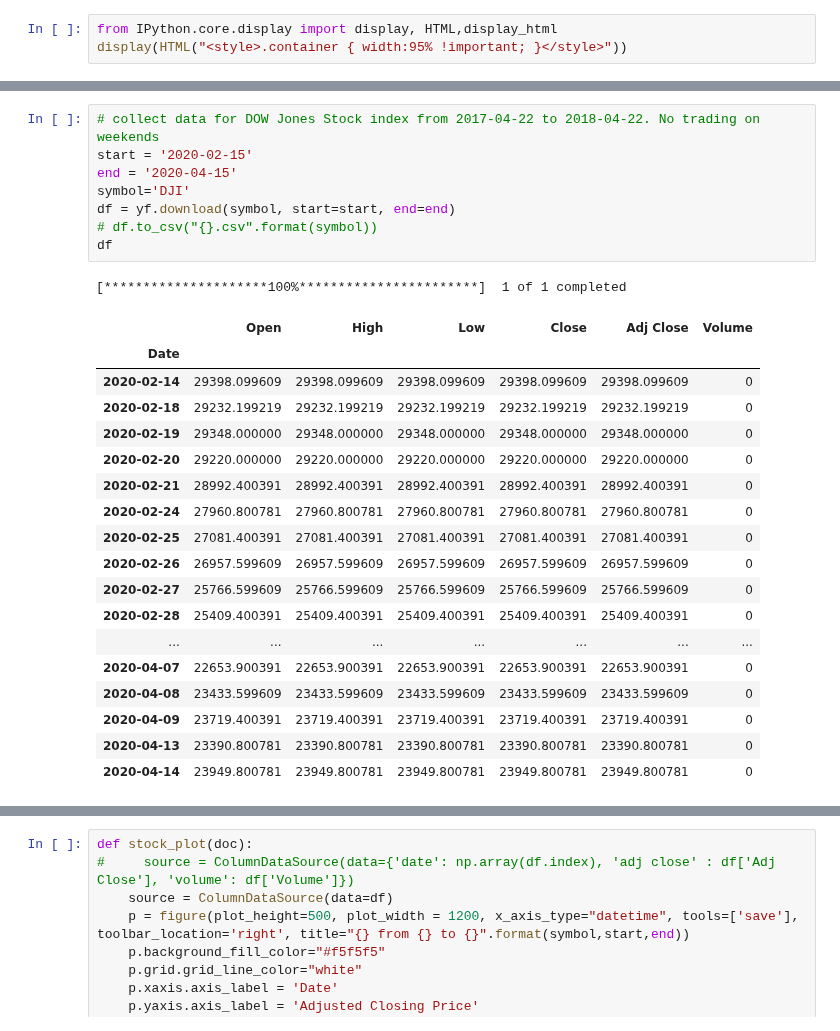
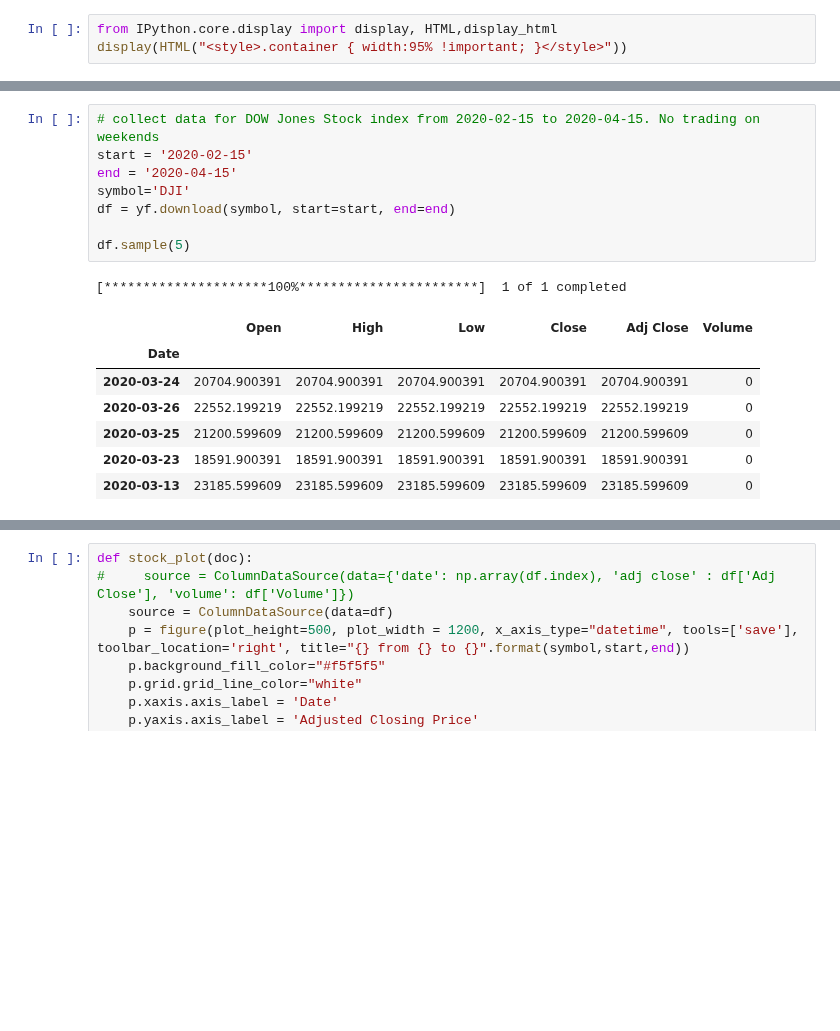
Before and after one commit to mahalakshmi-sabanayagam/COVID19_twitter_equity_analysis, a Jupyter notebook: DJI_StockAnalysis.ipynb, the cells around one changed output, grey strips where cells are left out. Drawn from its saved outputs; the diff is of its cells as text; blank space fills up the shorter version.

```diff
--- a/DJI_StockAnalysis.ipynb
+++ b/DJI_StockAnalysis.ipynb
@@ -13,28 +24,17 @@ import numpy as np
 # %%
-# collect data for DOW Jones Stock index from 2017-04-22 to 2018-04-22. No trading on weekends
+# collect data for DOW Jones Stock index from 2020-02-15 to 2020-04-15. No trading on weekends
 start = '2020-02-15'
 end = '2020-04-15'
 symbol='DJI'
 df = yf.download(symbol, start=start, end=end)
-# df.to_csv("{}.csv".format(symbol))
-df
+
+df.sample(5)
 # %% [output]
 [*********************100%***********************]  1 of 1 completed
 |  | Open | High | Low | Close | Adj Close | Volume |
 | Date |  |  |  |  |  |  |
-| 2020-02-14 | 29398.099609 | 29398.099609 | 29398.099609 | 29398.099609 | 29398.099609 | 0 |
-| 2020-02-18 | 29232.199219 | 29232.199219 | 29232.199219 | 29232.199219 | 29232.199219 | 0 |
-| 2020-02-19 | 29348.000000 | 29348.000000 | 29348.000000 | 29348.000000 | 29348.000000 | 0 |
-| 2020-02-20 | 29220.000000 | 29220.000000 | 29220.000000 | 29220.000000 | 29220.000000 | 0 |
-| 2020-02-21 | 28992.400391 | 28992.400391 | 28992.400391 | 28992.400391 | 28992.400391 | 0 |
-| 2020-02-24 | 27960.800781 | 27960.800781 | 27960.800781 | 27960.800781 | 27960.800781 | 0 |
-| 2020-02-25 | 27081.400391 | 27081.400391 | 27081.400391 | 27081.400391 | 27081.400391 | 0 |
-| 2020-02-26 | 26957.599609 | 26957.599609 | 26957.599609 | 26957.599609 | 26957.599609 | 0 |
-| 2020-02-27 | 25766.599609 | 25766.599609 | 25766.599609 | 25766.599609 | 25766.599609 | 0 |
-| 2020-02-28 | 25409.400391 | 25409.400391 | 25409.400391 | 25409.400391 | 25409.400391 | 0 |
-| ... | ... | ... | ... | ... | ... | ... |
-| 2020-04-07 | 22653.900391 | 22653.900391 | 22653.900391 | 22653.900391 | 22653.900391 | 0 |
-| 2020-04-08 | 23433.599609 | 23433.599609 | 23433.599609 | 23433.599609 | 23433.599609 | 0 |
-| 2020-04-09 | 23719.400391 | 23719.400391 | 23719.400391 | 23719.400391 | 23719.400391 | 0 |
-| 2020-04-13 | 23390.800781 | 23390.800781 | 23390.800781 | 23390.800781 | 23390.800781 | 0 |
-| 2020-04-14 | 23949.800781 | 23949.800781 | 23949.800781 | 23949.800781 | 23949.800781 | 0 |
+| 2020-03-24 | 20704.900391 | 20704.900391 | 20704.900391 | 20704.900391 | 20704.900391 | 0 |
+| 2020-03-26 | 22552.199219 | 22552.199219 | 22552.199219 | 22552.199219 | 22552.199219 | 0 |
+| 2020-03-25 | 21200.599609 | 21200.599609 | 21200.599609 | 21200.599609 | 21200.599609 | 0 |
+| 2020-03-23 | 18591.900391 | 18591.900391 | 18591.900391 | 18591.900391 | 18591.900391 | 0 |
+| 2020-03-13 | 23185.599609 | 23185.599609 | 23185.599609 | 23185.599609 | 23185.599609 | 0 |
```
Also changed, not shown: parts of 7 cells of this notebook, 2 other files.
